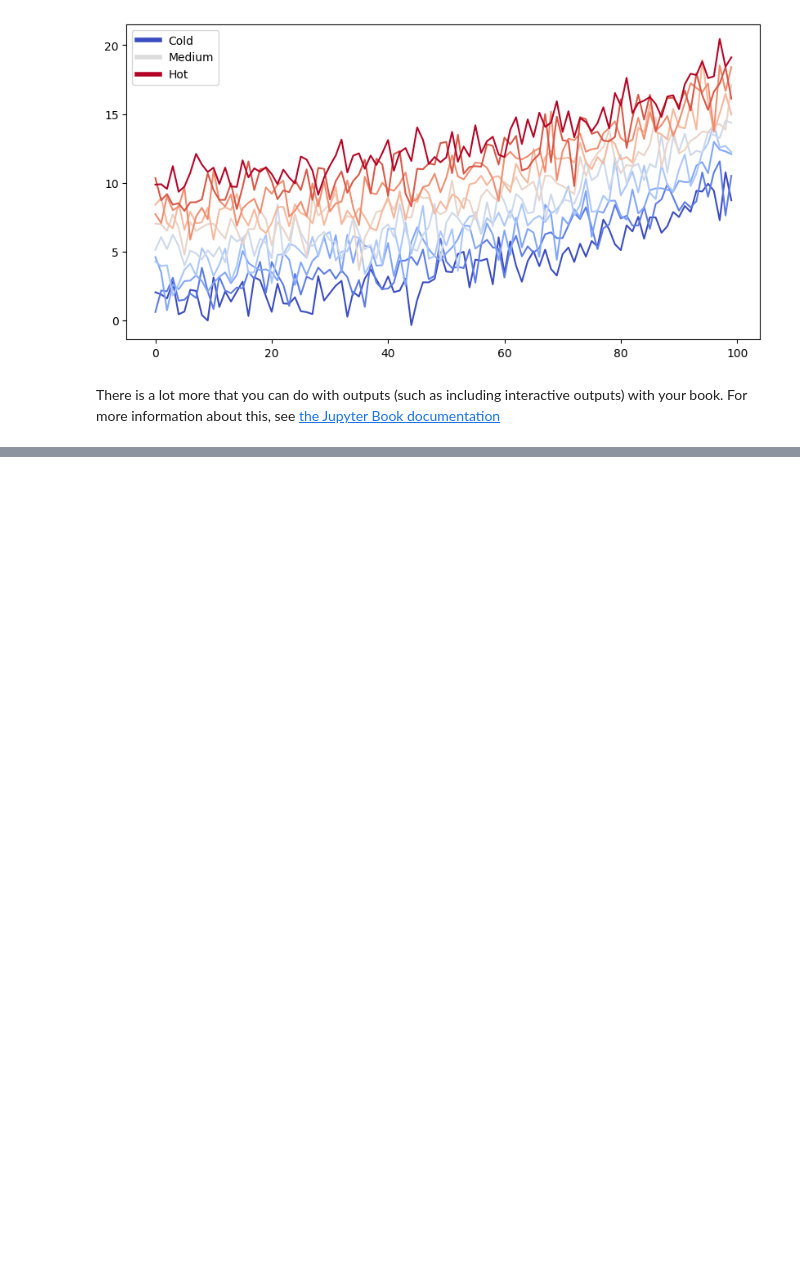
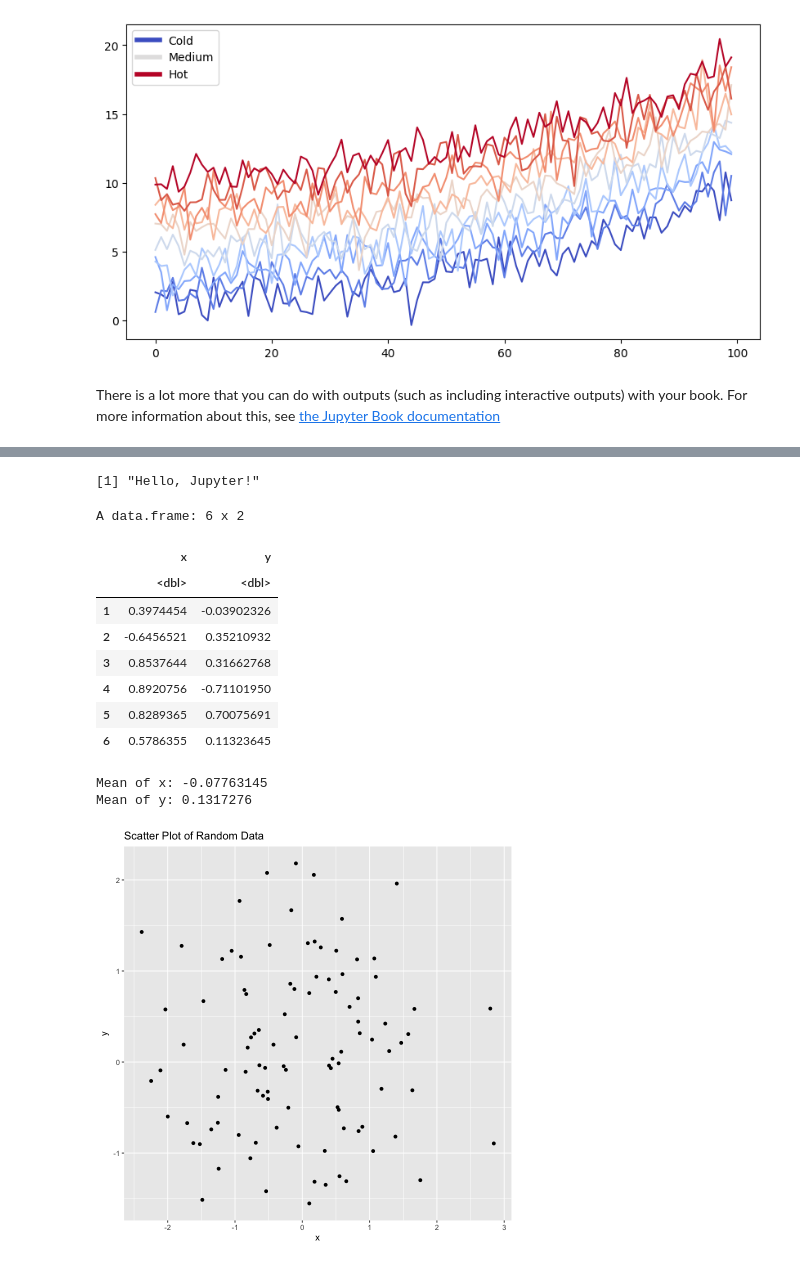
Before and after one commit to abikesa/workflow, a Jupyter notebook: jbb_ssh.ipynb, the cells around one changed output, grey strips where cells are left out. Cells and saved outputs as stored; diff of their text form; code cells hidden in the pictures; blank space fills up the shorter version.

```diff
--- a/jbb_ssh.ipynb
+++ b/jbb_ssh.ipynb
@@ -33,0 +77,57 @@ with your book. For more information about this, see [the Jupyter Book documenta
+# %%
+# Install necessary packages if not already installed
+if (!requireNamespace("IRkernel", quietly = TRUE)) {
+  install.packages("IRkernel", repos = "http://cran.us.r-project.org")
+  IRkernel::installspec()
+}
+
+if (!requireNamespace("ggplot2", quietly = TRUE)) {
+  install.packages("ggplot2", repos = "http://cran.us.r-project.org")
+}
+
+if (!requireNamespace("dplyr", quietly = TRUE)) {
+  install.packages("dplyr", repos = "http://cran.us.r-project.org")
+}
+
+# Load libraries with suppressed messages
+suppressPackageStartupMessages(library(ggplot2))
+suppressPackageStartupMessages(library(dplyr))
+
+# Print a simple message
+print("Hello, Jupyter!")
+
+# Create a simple data frame
+data <- data.frame(
+  x = rnorm(100),
+  y = rnorm(100)
+)
+
+# Display the first few rows of the data frame
+head(data)
+
+# Create a simple plot
+ggplot(data, aes(x = x, y = y)) +
+  geom_point() +
+  ggtitle("Scatter Plot of Random Data")
+
+# Perform a simple calculation
+mean_x <- mean(data$x)
+mean_y <- mean(data$y)
+
+# Print the results
+cat("Mean of x:", mean_x, "\n")
+cat("Mean of y:", mean_y, "\n")
+# %% [output]
+[1] "Hello, Jupyter!"
+A data.frame: 6 x 2
+|  | x | y |
+|  | <dbl> | <dbl> |
+| 1 | 0.3974454 | -0.03902326 |
+| 2 | -0.6456521 | 0.35210932 |
+| 3 | 0.8537644 | 0.31662768 |
+| 4 | 0.8920756 | -0.71101950 |
+| 5 | 0.8289365 | 0.70075691 |
+| 6 | 0.5786355 | 0.11323645 |
+Mean of x: -0.07763145
+Mean of y: 0.1317276
+[figure, added]
```
Also changed, not shown: parts of 1 cell of this notebook, 7 other files.
